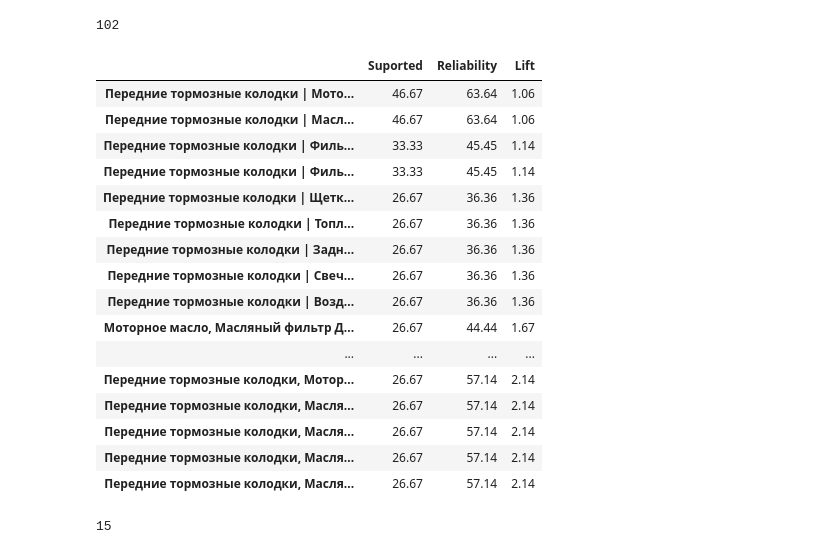
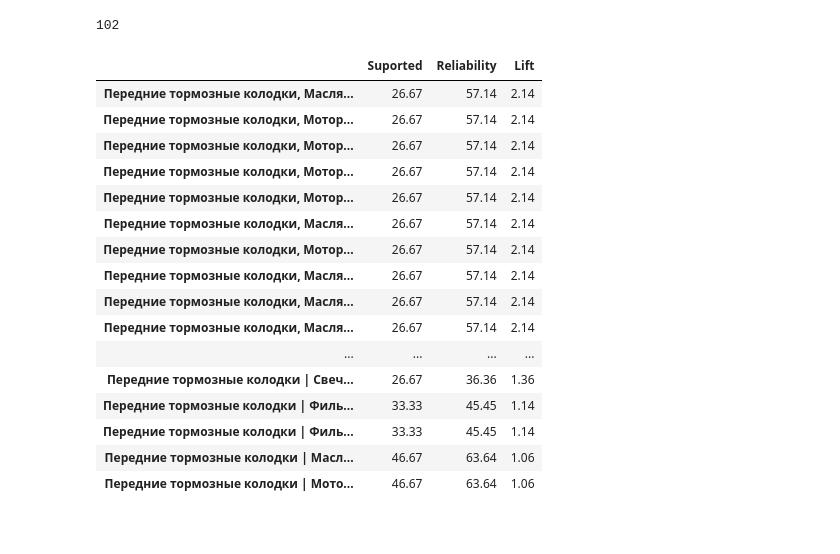
Before and after one commit to FilippYV/Firs_task_Zeleznyak, a Jupyter notebook: Untitled.ipynb, the cells around one changed output. Cells and saved outputs as stored; diff of their text form; code cells hidden in the pictures.

```diff
--- a/Untitled.ipynb
+++ b/Untitled.ipynb
@@ -255,22 +255,22 @@ Dataframe.size
 # %% [output]
 102
 # %%
-Dataframe.sort_values('Lift', )
+Dataframe.sort_values('Lift', ascending=False)
 # %% [output]
 |  | Suported | Reliability | Lift |
-| Передние тормозные колодки | Мото... | 46.67 | 63.64 | 1.06 |
-| Передние тормозные колодки | Масл... | 46.67 | 63.64 | 1.06 |
-| Передние тормозные колодки | Филь... | 33.33 | 45.45 | 1.14 |
-| Передние тормозные колодки | Филь... | 33.33 | 45.45 | 1.14 |
-| Передние тормозные колодки | Щетк... | 26.67 | 36.36 | 1.36 |
-| Передние тормозные колодки | Топл... | 26.67 | 36.36 | 1.36 |
-| Передние тормозные колодки | Задн... | 26.67 | 36.36 | 1.36 |
-| Передние тормозные колодки | Свеч... | 26.67 | 36.36 | 1.36 |
-| Передние тормозные колодки | Возд... | 26.67 | 36.36 | 1.36 |
-| Моторное масло, Масляный фильтр Д... | 26.67 | 44.44 | 1.67 |
-| ... | ... | ... | ... |
+| Передние тормозные колодки, Масля... | 26.67 | 57.14 | 2.14 |
+| Передние тормозные колодки, Мотор... | 26.67 | 57.14 | 2.14 |
+| Передние тормозные колодки, Мотор... | 26.67 | 57.14 | 2.14 |
+| Передние тормозные колодки, Мотор... | 26.67 | 57.14 | 2.14 |
+| Передние тормозные колодки, Мотор... | 26.67 | 57.14 | 2.14 |
+| Передние тормозные колодки, Масля... | 26.67 | 57.14 | 2.14 |
 | Передние тормозные колодки, Мотор... | 26.67 | 57.14 | 2.14 |
 | Передние тормозные колодки, Масля... | 26.67 | 57.14 | 2.14 |
 | Передние тормозные колодки, Масля... | 26.67 | 57.14 | 2.14 |
 | Передние тормозные колодки, Масля... | 26.67 | 57.14 | 2.14 |
-| Передние тормозные колодки, Масля... | 26.67 | 57.14 | 2.14 |
+| ... | ... | ... | ... |
+| Передние тормозные колодки | Свеч... | 26.67 | 36.36 | 1.36 |
+| Передние тормозные колодки | Филь... | 33.33 | 45.45 | 1.14 |
+| Передние тормозные колодки | Филь... | 33.33 | 45.45 | 1.14 |
+| Передние тормозные колодки | Масл... | 46.67 | 63.64 | 1.06 |
+| Передние тормозные колодки | Мото... | 46.67 | 63.64 | 1.06 |
@@ -279,5 +276,0 @@ procent_product_in_receipt = []
-# %%
-len_dataframe = len(dataframe)
-len_dataframe
-# %% [output]
-15
```
Also changed, not shown: parts of 7 cells of this notebook.
